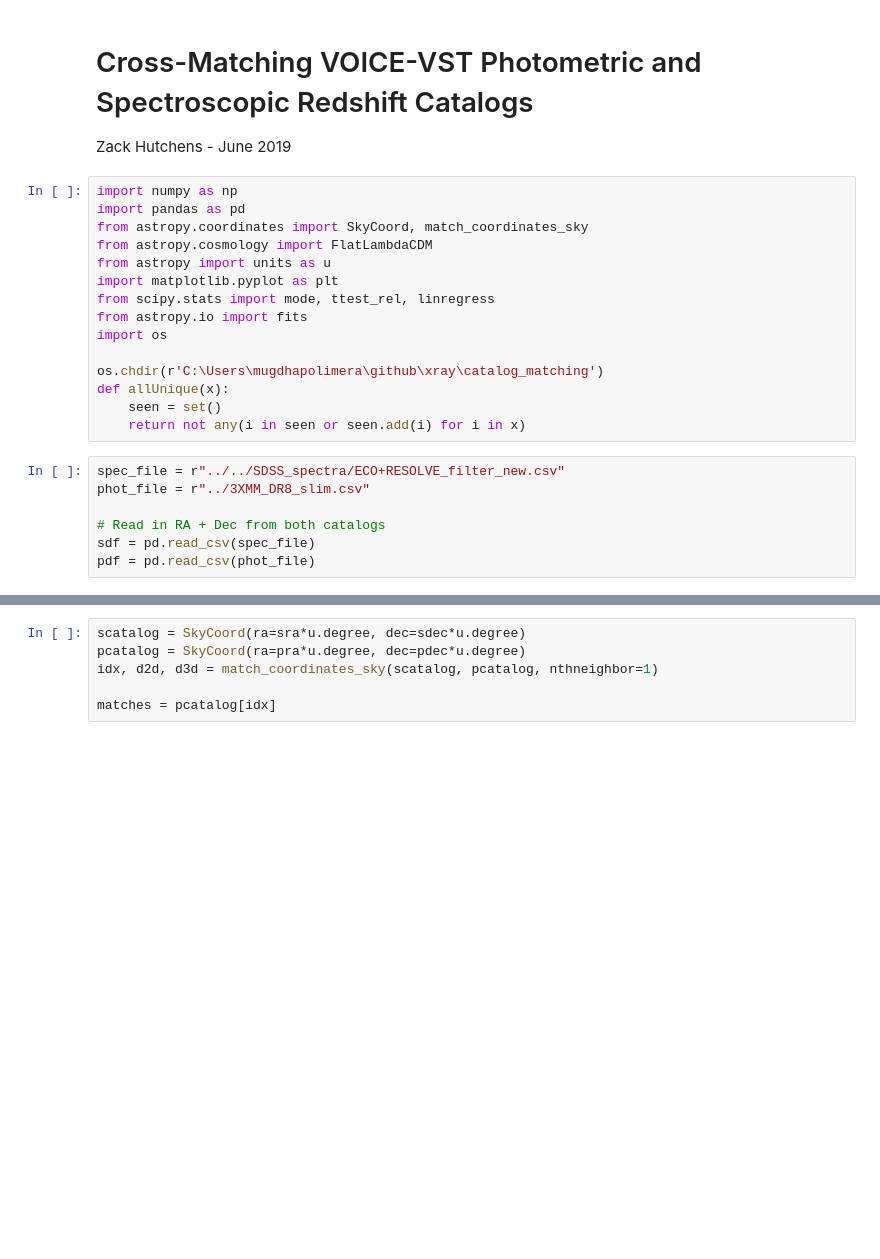
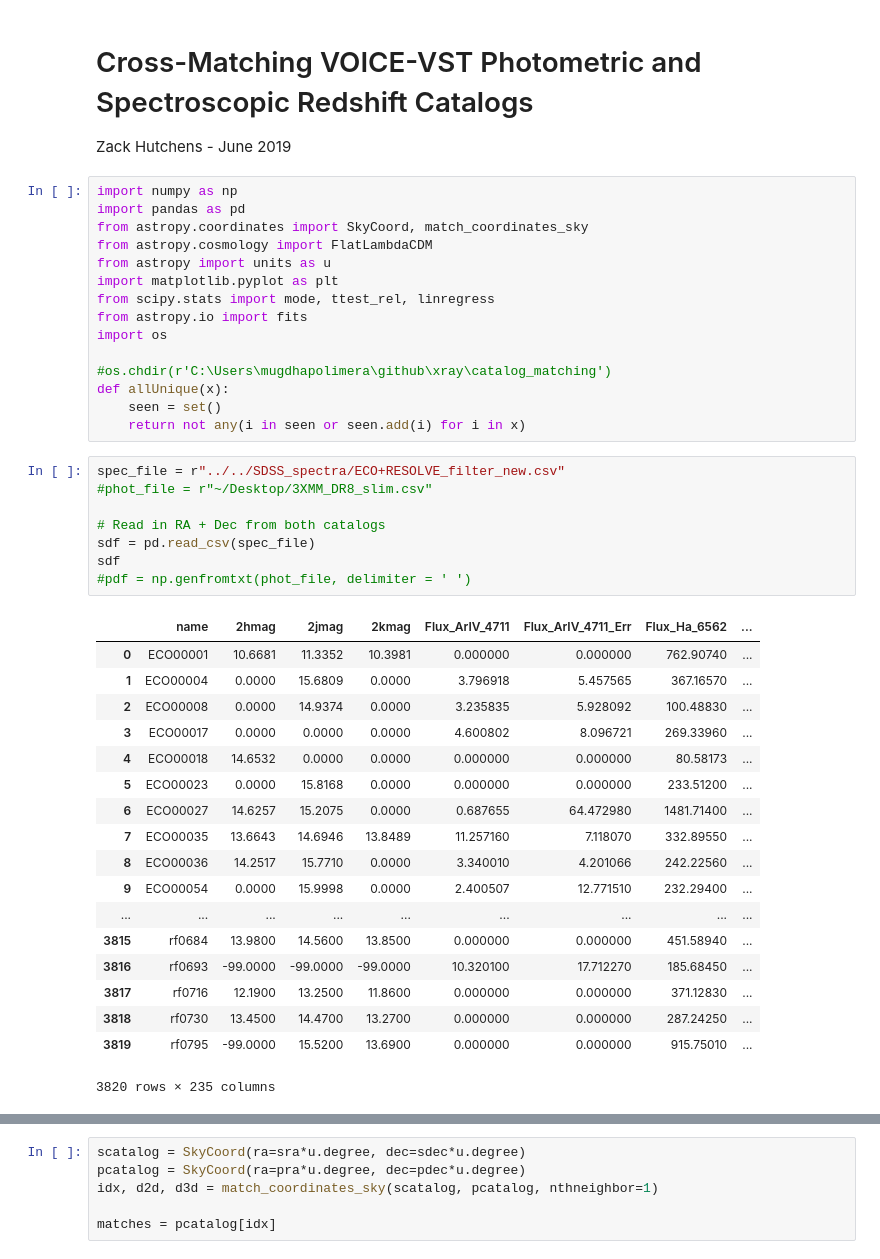
Before and after one commit to mugdhapolimera/xray, a Jupyter notebook: catalog_matching/coordinate_matching.ipynb, the cells around one changed output, grey strips where cells are left out. Saved outputs shown, nothing was run; the diff lists cells and outputs as text; blank space fills up the shorter version.

```diff
--- a/catalog_matching/coordinate_matching.ipynb
+++ b/catalog_matching/coordinate_matching.ipynb
@@ -13,14 +13,34 @@ from scipy.stats import mode, ttest_rel, linregress
 from astropy.io import fits
 import os
 
-os.chdir(r'C:\Users\mugdhapolimera\github\xray\catalog_matching')
+#os.chdir(r'C:\Users\mugdhapolimera\github\xray\catalog_matching')
 def allUnique(x):
     seen = set()
     return not any(i in seen or seen.add(i) for i in x)
 # %%
 spec_file = r"../../SDSS_spectra/ECO+RESOLVE_filter_new.csv"
-phot_file = r"../3XMM_DR8_slim.csv"
+#phot_file = r"~/Desktop/3XMM_DR8_slim.csv"
 
 # Read in RA + Dec from both catalogs
 sdf = pd.read_csv(spec_file)
-pdf = pd.read_csv(phot_file)
+sdf
+#pdf = np.genfromtxt(phot_file, delimiter = ' ')
+# %% [output]
+|  | name | 2hmag | 2jmag | 2kmag | Flux_ArIV_4711 | Flux_ArIV_4711_Err | Flux_Ha_6562 | ... |
+| 0 | ECO00001 | 10.6681 | 11.3352 | 10.3981 | 0.000000 | 0.000000 | 762.90740 | ... |
+| 1 | ECO00004 | 0.0000 | 15.6809 | 0.0000 | 3.796918 | 5.457565 | 367.16570 | ... |
+| 2 | ECO00008 | 0.0000 | 14.9374 | 0.0000 | 3.235835 | 5.928092 | 100.48830 | ... |
+| 3 | ECO00017 | 0.0000 | 0.0000 | 0.0000 | 4.600802 | 8.096721 | 269.33960 | ... |
+| 4 | ECO00018 | 14.6532 | 0.0000 | 0.0000 | 0.000000 | 0.000000 | 80.58173 | ... |
+| 5 | ECO00023 | 0.0000 | 15.8168 | 0.0000 | 0.000000 | 0.000000 | 233.51200 | ... |
+| 6 | ECO00027 | 14.6257 | 15.2075 | 0.0000 | 0.687655 | 64.472980 | 1481.71400 | ... |
+| 7 | ECO00035 | 13.6643 | 14.6946 | 13.8489 | 11.257160 | 7.118070 | 332.89550 | ... |
+| 8 | ECO00036 | 14.2517 | 15.7710 | 0.0000 | 3.340010 | 4.201066 | 242.22560 | ... |
+| 9 | ECO00054 | 0.0000 | 15.9998 | 0.0000 | 2.400507 | 12.771510 | 232.29400 | ... |
+| ... | ... | ... | ... | ... | ... | ... | ... | ... |
+| 3815 | rf0684 | 13.9800 | 14.5600 | 13.8500 | 0.000000 | 0.000000 | 451.58940 | ... |
+| 3816 | rf0693 | -99.0000 | -99.0000 | -99.0000 | 10.320100 | 17.712270 | 185.68450 | ... |
+| 3817 | rf0716 | 12.1900 | 13.2500 | 11.8600 | 0.000000 | 0.000000 | 371.12830 | ... |
+| 3818 | rf0730 | 13.4500 | 14.4700 | 13.2700 | 0.000000 | 0.000000 | 287.24250 | ... |
+| 3819 | rf0795 | -99.0000 | 15.5200 | 13.6900 | 0.000000 | 0.000000 | 915.75010 | ... |
+3820 rows × 235 columns
```
Also changed, not shown: parts of 13 cells of this notebook, 4 other files.
